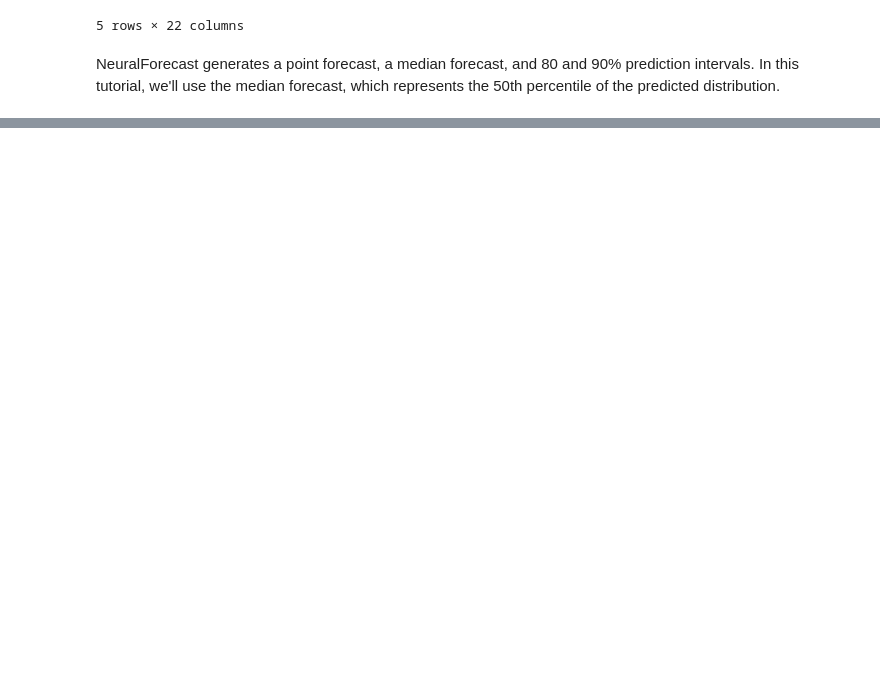
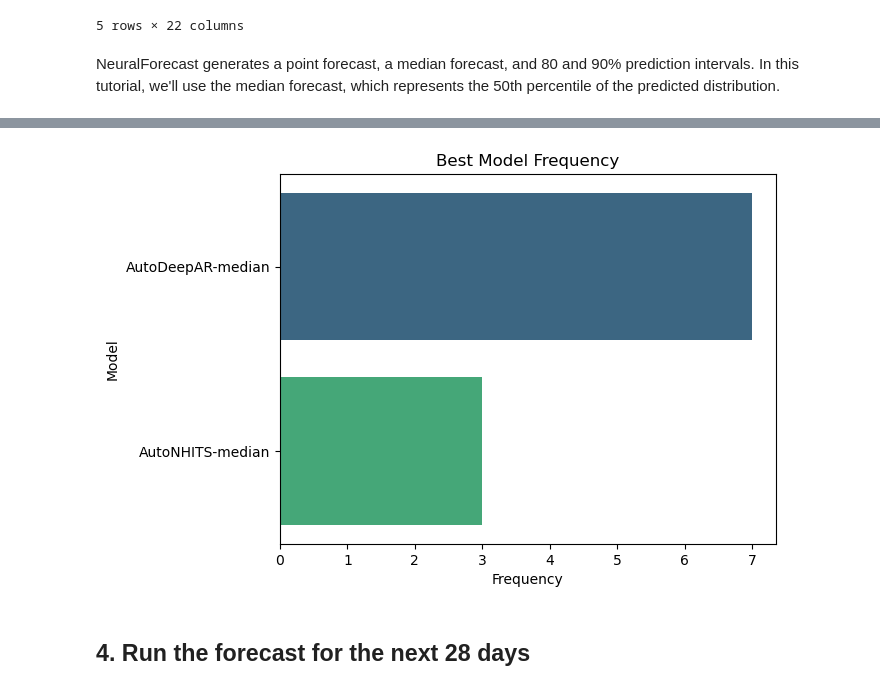
Before and after one commit to MMenchero/NeuralForecast-tutorial, a Jupyter notebook: neuralforecast-tutorial.ipynb, the cells around one changed output, grey strips where cells are left out. Drawn from its saved outputs; the diff is of its cells as text; code cells hidden in the pictures; blank space fills up the shorter version.

```diff
--- a/neuralforecast-tutorial.ipynb
+++ b/neuralforecast-tutorial.ipynb
@@ -168,0 +160,7 @@ plot_series(Y_df, cv_df.drop(columns=['y', 'cutoff']), max_insample_length=300)
+# %%
+models = ['AutoNHITS-median', 'AutoDeepAR-median', 'AutoTFT-median']
+eval_cv = cv_df.groupby('cutoff').apply(lambda cv_df: evaluate(cv_df, metrics=[mae], models=models))
+# %%
+eval = eval_cv.groupby(['unique_id'])[models].mean().reset_index()
+eval['best_model'] = eval[models].idxmin(axis=1)
+eval.head()
@@ -168,0 +174,12 @@ plot_series(Y_df, cv_df.drop(columns=['y', 'cutoff']), max_insample_length=300)
+# %%
+import seaborn as sns
+import matplotlib.pyplot as plt
+
+count_best_model = eval['best_model'].value_counts().reset_index()
+count_best_model.columns = ['Model', 'Frequency']
+
+sns.barplot(x='Frequency', y='Model', data=count_best_model, palette='viridis')
+plt.title('Best Model Frequency')
+plt.show()
+# %% [output]
+[figure, added]
@@ -168,0 +192,2 @@ plot_series(Y_df, cv_df.drop(columns=['y', 'cutoff']), max_insample_length=300)
+# %% [markdown]
+## 4. Run the forecast for the next 28 days
```
Also changed, not shown: parts of 24 cells of this notebook, 2 other files.
